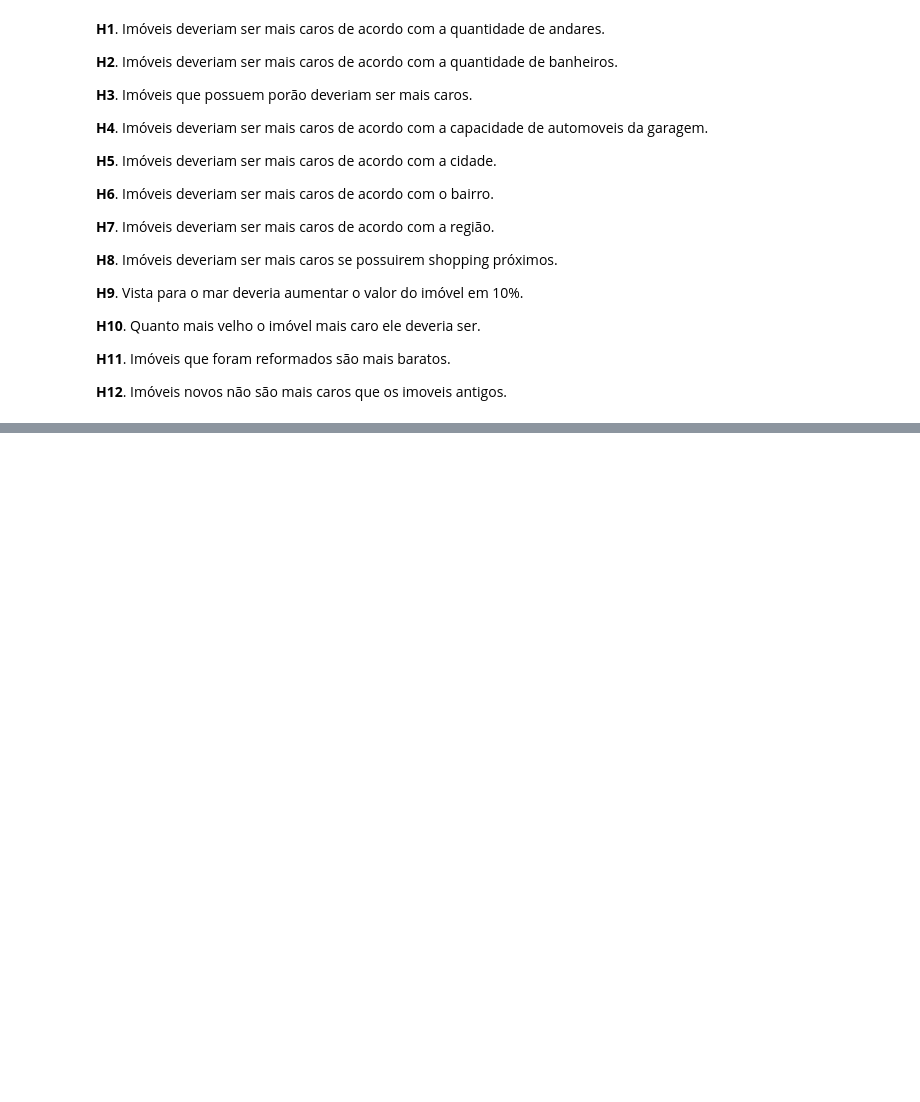
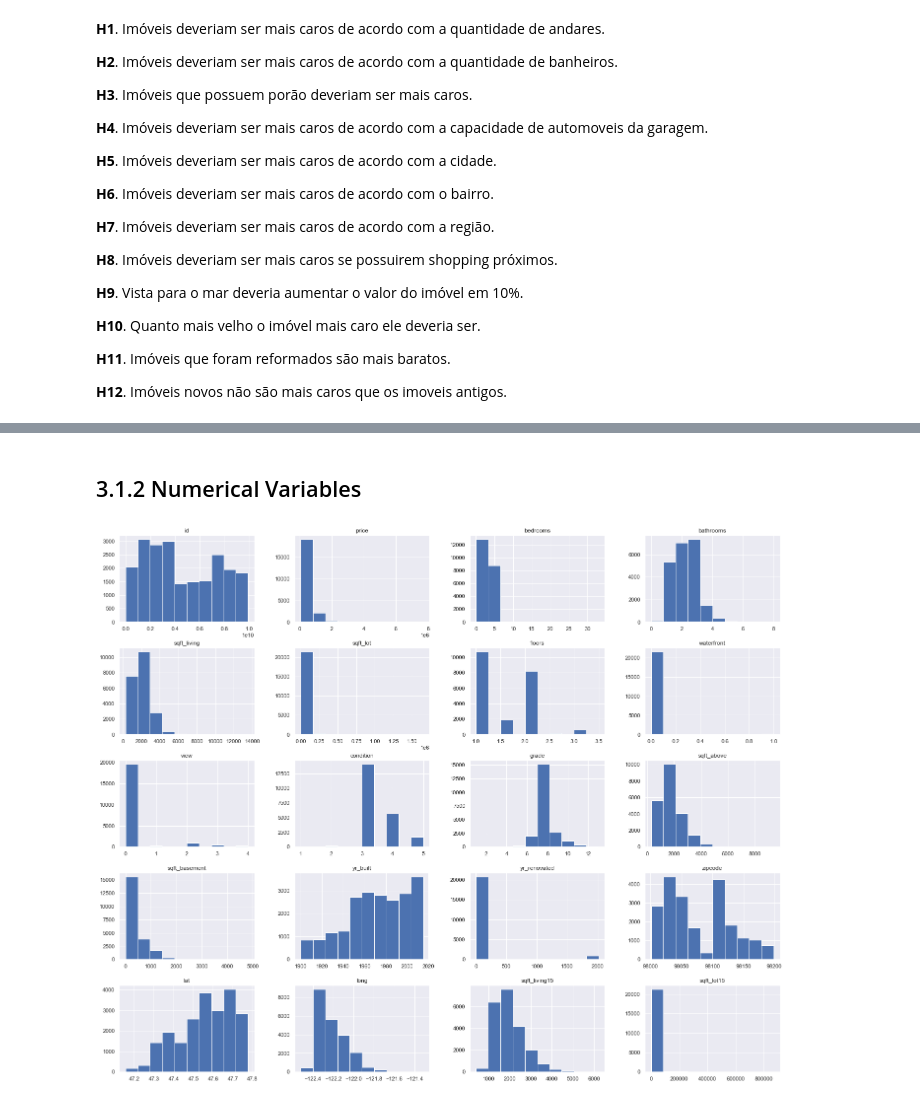
Before and after one commit to marcusbraggion/analise_exploratoria, a Jupyter notebook: house_rocket.ipynb, the cells around one changed output, grey strips where cells are left out. Saved outputs shown, nothing was run; the diff lists cells and outputs as text; code cells hidden in the pictures; blank space fills up the shorter version.

```diff
--- a/house_rocket.ipynb
+++ b/house_rocket.ipynb
@@ -314,0 +363,6 @@ df2
+# %% [markdown]
+## 3.1.2 Numerical Variables
+# %%
+num_attributes.hist();
+# %% [output]
+[figure, added]
```
Also changed, not shown: parts of 37 cells of this notebook.
